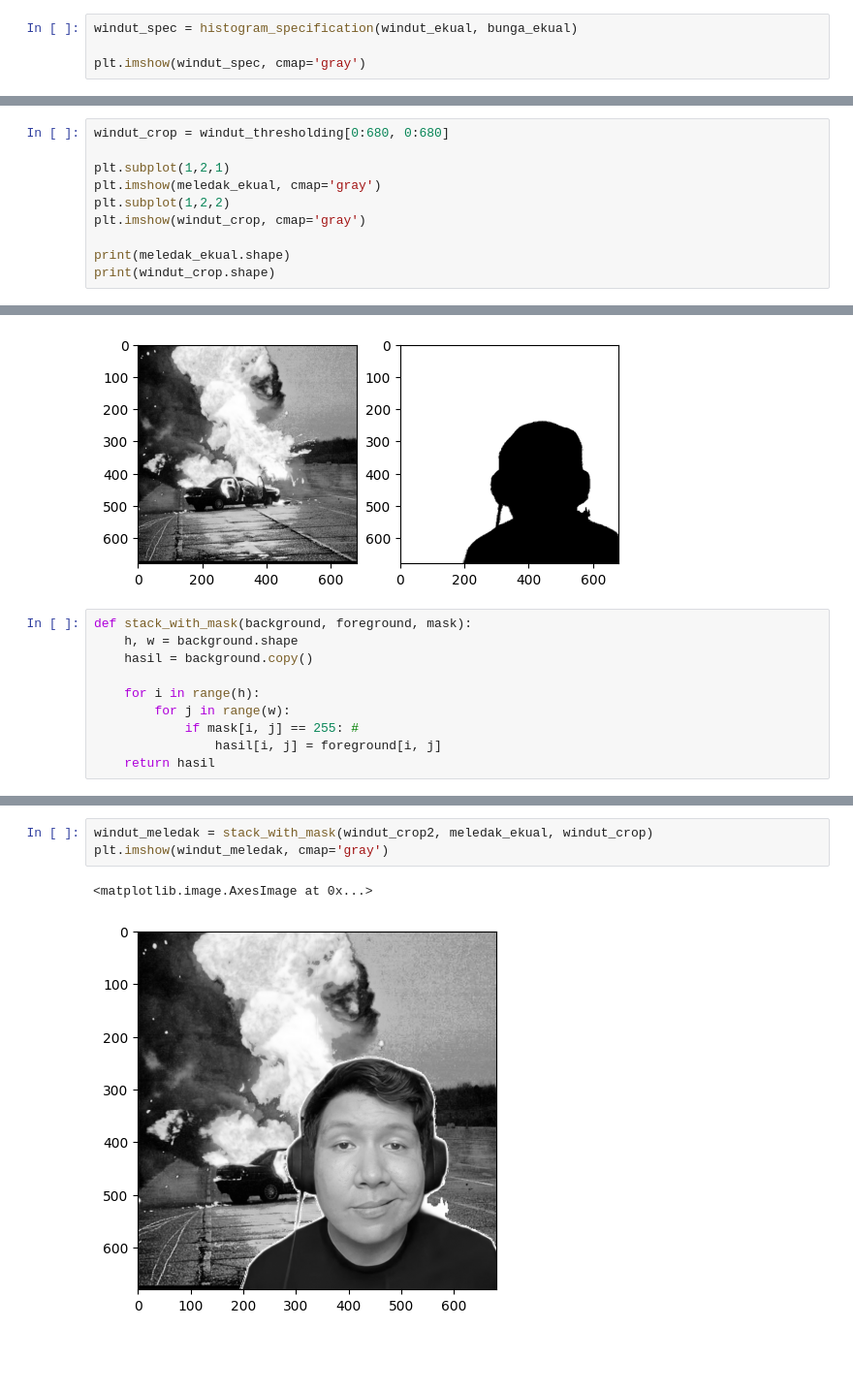
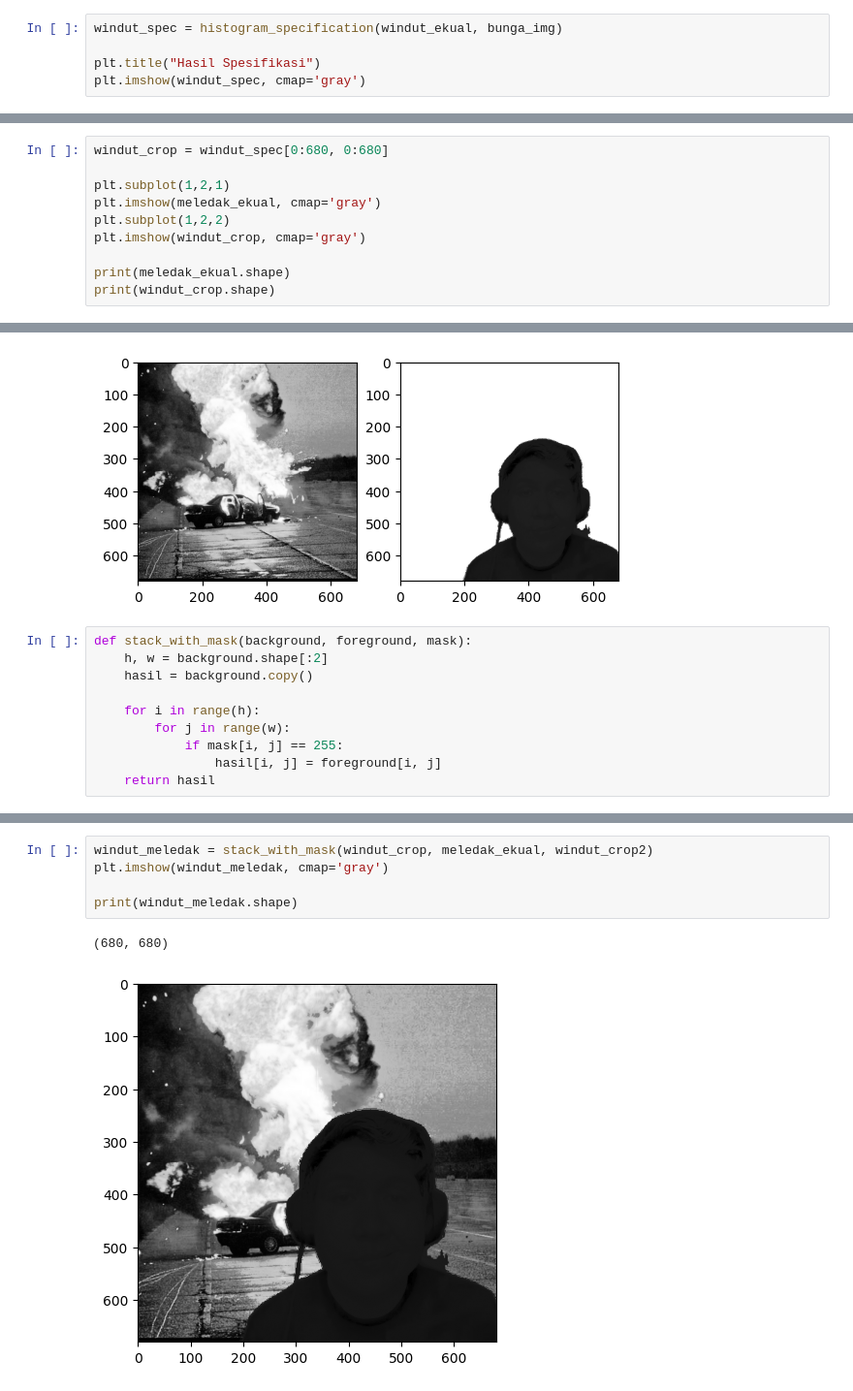
Before and after one commit to praktikum-pcd-2026/ynk-m2-naiaero, a Jupyter notebook: jurnalm2.ipynb, the cells around one changed output, grey strips where cells are left out. Shown at 97% size. Cells and saved outputs as stored; diff of their text form; blank space fills up the shorter version.

```diff
--- a/jurnalm2.ipynb
+++ b/jurnalm2.ipynb
@@ -231,6 +293,7 @@ def histogram_specification(source, target):
 # %%
-windut_spec = histogram_specification(windut_ekual, bunga_ekual)
+windut_spec = histogram_specification(windut_ekual, bunga_img)
 
+plt.title("Hasil Spesifikasi")
 plt.imshow(windut_spec, cmap='gray')
 # %% [output]
 <matplotlib.image.AxesImage at 0x...>
@@ -274,5 +320,5 @@ print(windut_thresholding.shape)
 # %%
-windut_crop = windut_thresholding[0:680, 0:680]
+windut_crop = windut_spec[0:680, 0:680]
 
 plt.subplot(1,2,1)
 plt.imshow(meledak_ekual, cmap='gray')
@@ -287,11 +333,11 @@ print(windut_crop.shape)
 [figure]
 # %%
 def stack_with_mask(background, foreground, mask):
-    h, w = background.shape
+    h, w = background.shape[:2]
     hasil = background.copy()
 
     for i in range(h):
         for j in range(w):
-            if mask[i, j] == 255: #
+            if mask[i, j] == 255:
                 hasil[i, j] = foreground[i, j]
     return hasil
@@ -306,6 +357,8 @@ print(windut_crop2.shape)
 # %%
-windut_meledak = stack_with_mask(windut_crop2, meledak_ekual, windut_crop)
+windut_meledak = stack_with_mask(windut_crop, meledak_ekual, windut_crop2)
 plt.imshow(windut_meledak, cmap='gray')
+
+print(windut_meledak.shape)
 # %% [output]
-<matplotlib.image.AxesImage at 0x...>
+(680, 680)
-[figure, old version]
+[figure, new version]
```
Also changed, not shown: parts of 51 cells of this notebook.
